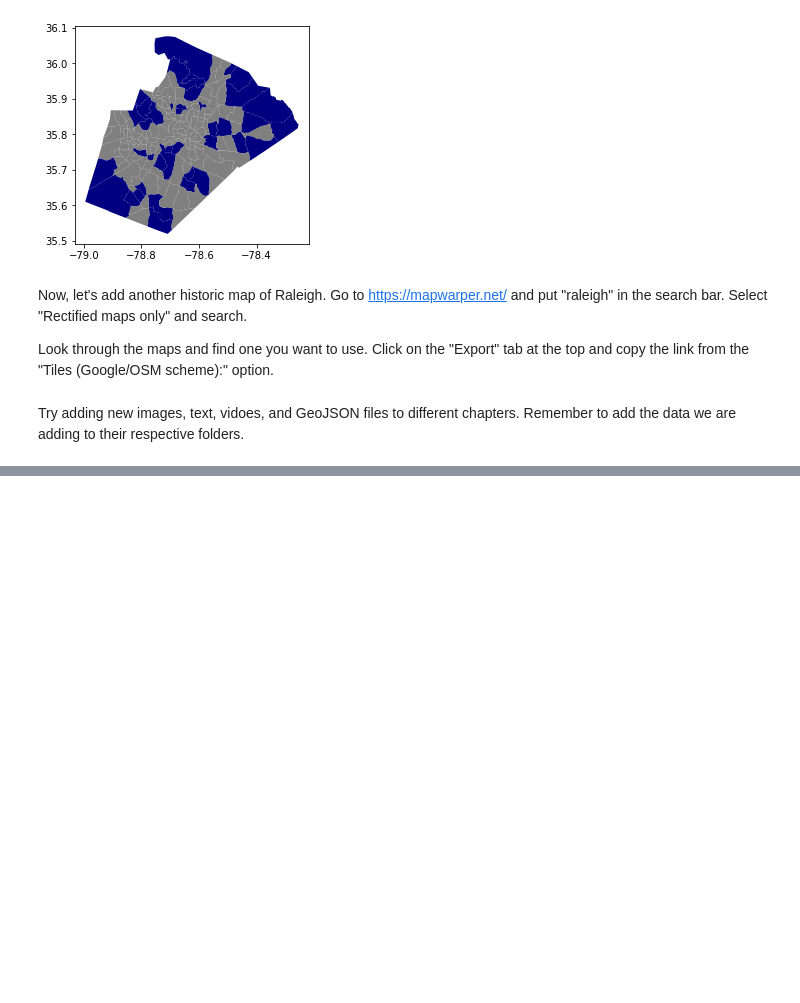
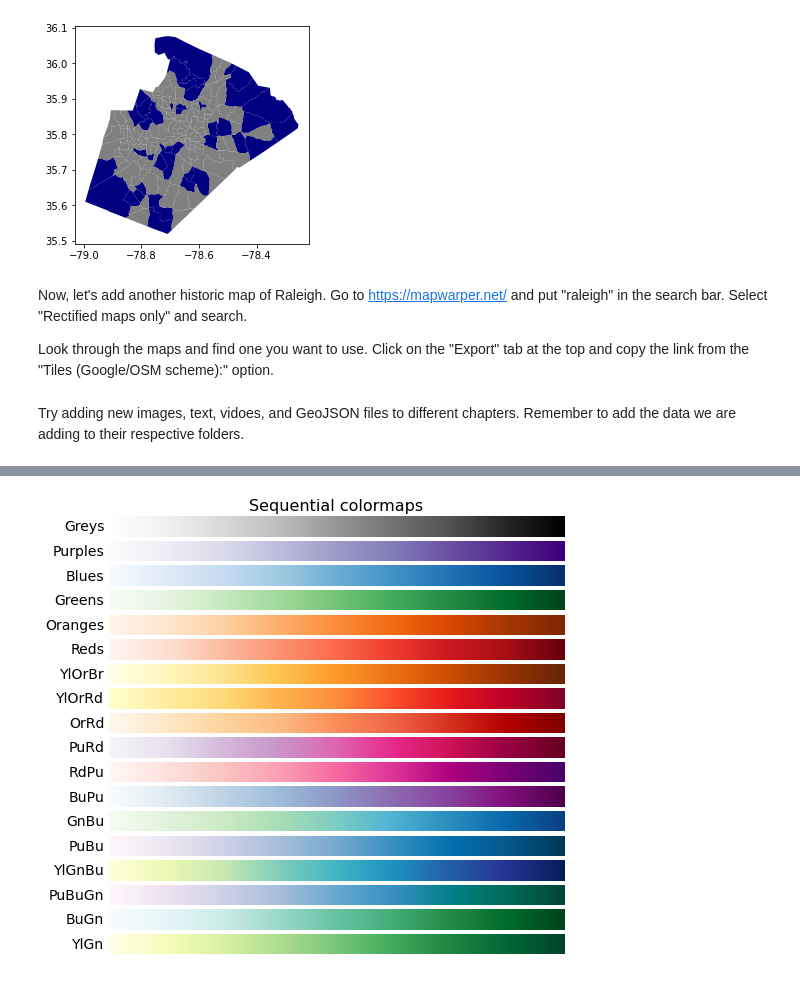
Before and after one commit to shamik394/SB_leaflet_1, a Jupyter notebook: storymap.ipynb, the cells around one changed output, grey strips where cells are left out. Saved outputs shown, nothing was run; the diff lists cells and outputs as text; code cells hidden in the pictures; blank space fills up the shorter version.

```diff
--- a/storymap.ipynb
+++ b/storymap.ipynb
@@ -588,0 +663,8 @@ Remember to add the data we are adding to their respective folders.
+# %%
+plot_color_gradients('Sequential',
+                     ['Greys', 'Purples', 'Blues', 'Greens', 'Oranges', 'Reds',
+                      'YlOrBr', 'YlOrRd', 'OrRd', 'PuRd', 'RdPu', 'BuPu',
+                      'GnBu', 'PuBu', 'YlGnBu', 'PuBuGn', 'BuGn', 'YlGn'],
+                      gradient)
+# %% [output]
+[figure, added]
```
Also changed, not shown: parts of 20 cells of this notebook, 2 other files.
